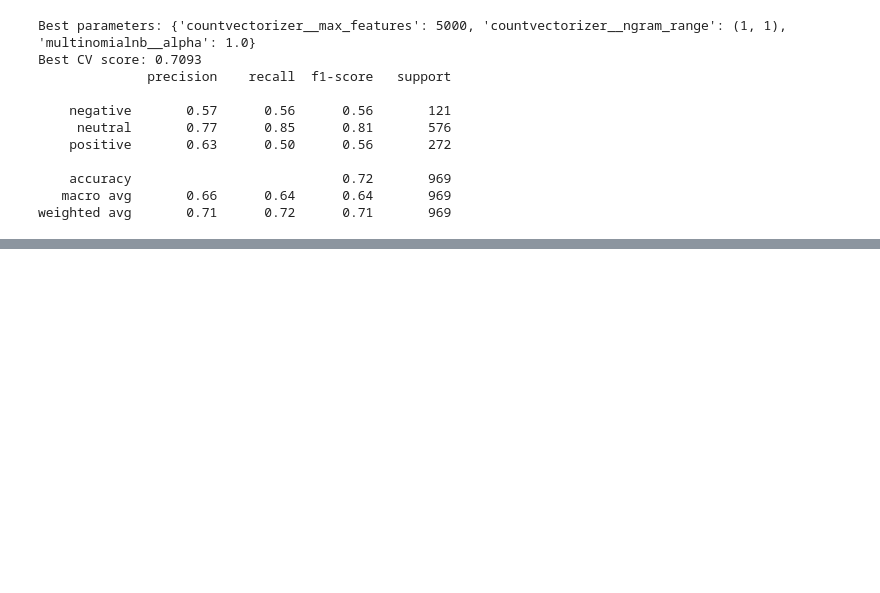
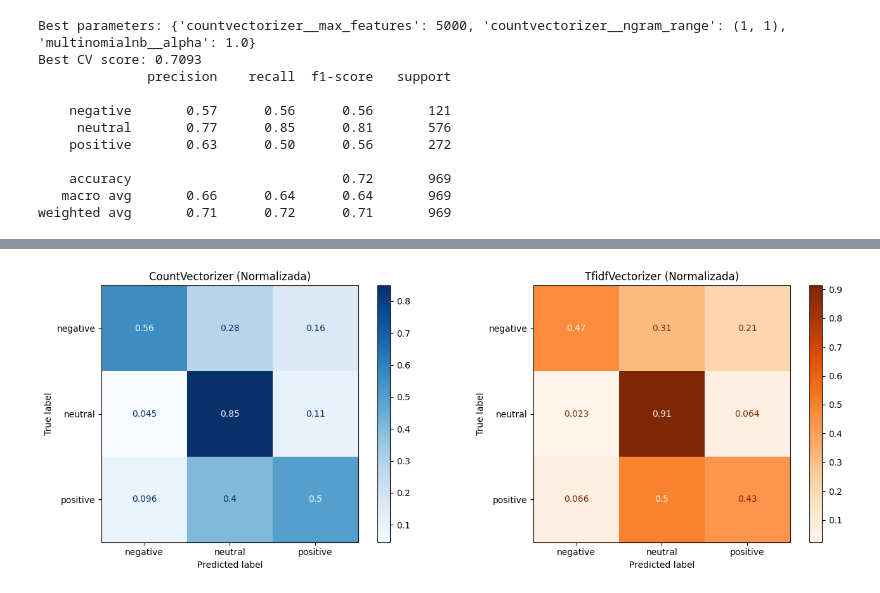
Before and after one commit to santluan/tcc-mba-usp, a Jupyter notebook: nb_sentiment_analysis_ptbr.ipynb, the cells around one changed output, grey strips where cells are left out. Cells and saved outputs as stored; diff of their text form; code cells hidden in the pictures; blank space fills up the shorter version.

```diff
--- a/nb_sentiment_analysis_ptbr.ipynb
+++ b/nb_sentiment_analysis_ptbr.ipynb
@@ -296,0 +452,28 @@ df.to_csv('dados/financial_phrase_bank_pt_br.csv')
+# %%
+# Visualizar matrizes de confusão lado a lado
+fig, axes = plt.subplots(1, 2, figsize=(14, 5))
+
+# CountVectorizer
+disp1 = ConfusionMatrixDisplay.from_estimator(
+    model_count, X_test, y_test,
+    display_labels=['negative', 'neutral', 'positive'],
+    cmap=plt.cm.Blues,
+    normalize='true',
+    ax=axes[0]
+)
+disp1.ax_.set_title("CountVectorizer (Normalizada)")
+
+# TfidfVectorizer
+disp2 = ConfusionMatrixDisplay.from_estimator(
+    model_tfidf, X_test, y_test,
+    display_labels=['negative', 'neutral', 'positive'],
+    cmap=plt.cm.Oranges,
+    normalize='true',
+    ax=axes[1]
+)
+disp2.ax_.set_title("TfidfVectorizer (Normalizada)")
+
+plt.tight_layout()
+plt.show()
+# %% [output]
+[figure, added]
```
Also changed, not shown: parts of 13 cells of this notebook, 14 other files.
